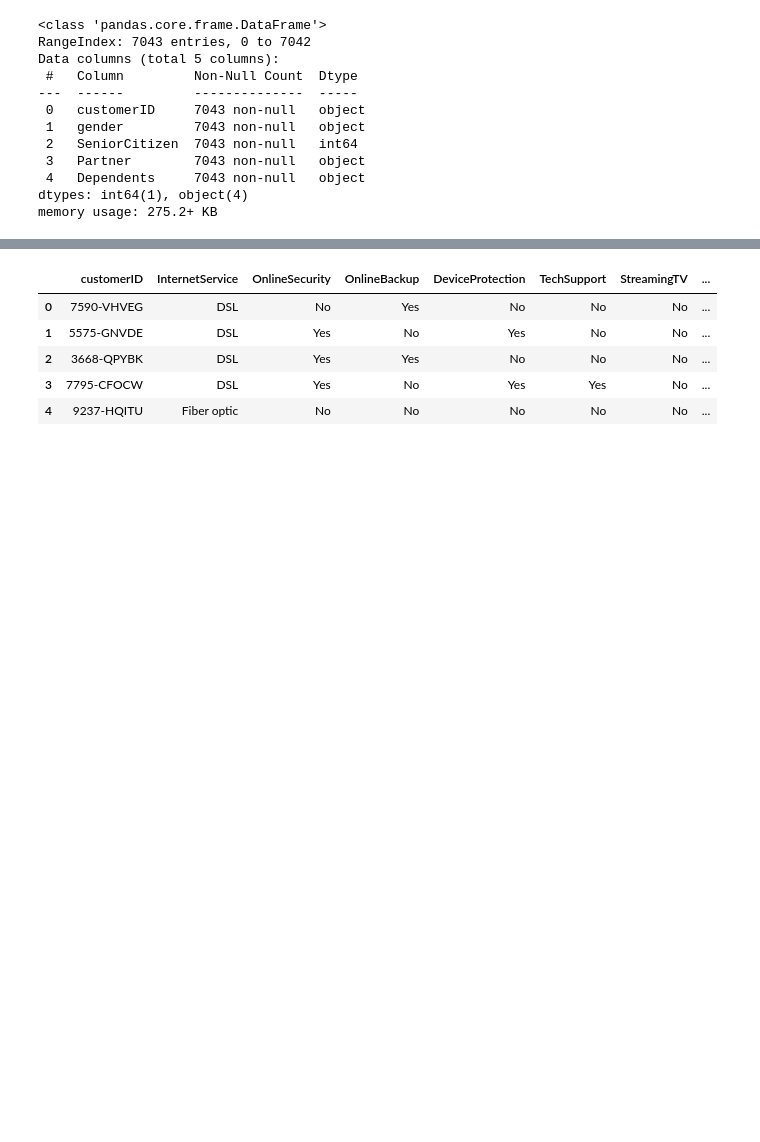
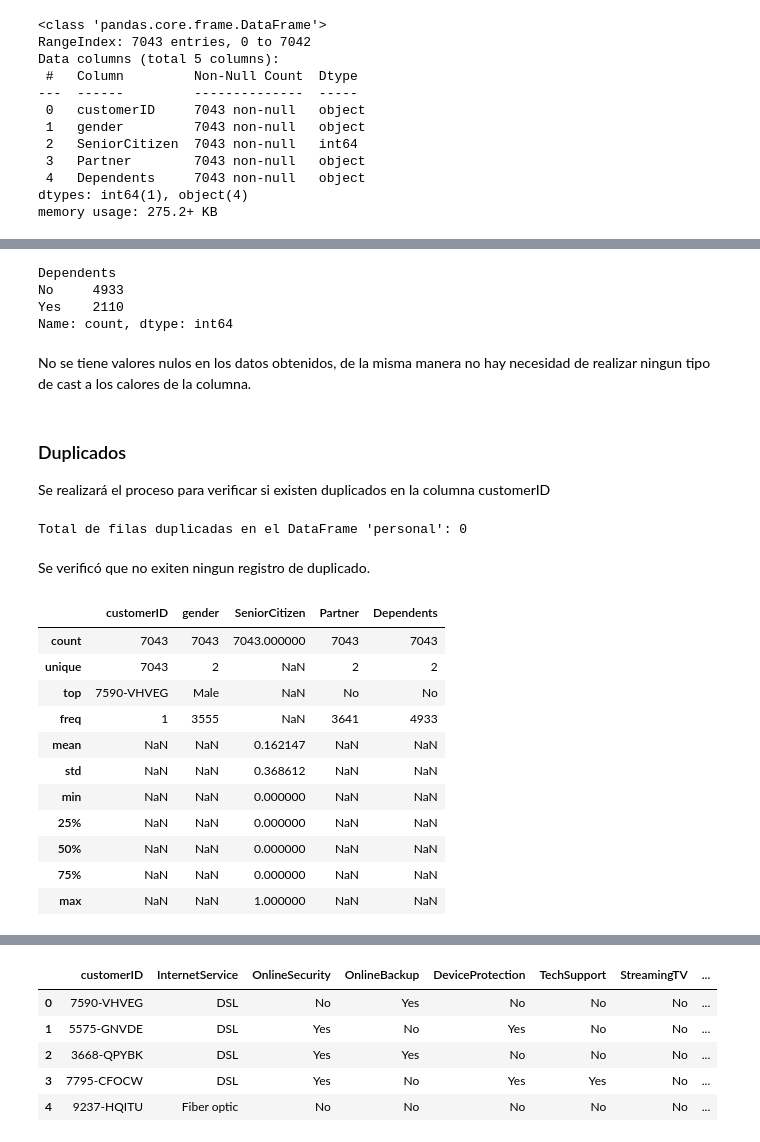
Before and after one commit to Hpaz96/Servicios-de-Interconnect, a Jupyter notebook: notebooks/02_modelo_final.ipynb, the cells around one changed output, grey strips where cells are left out. Cells and saved outputs as stored; diff of their text form; code cells hidden in the pictures; blank space fills up the shorter version.

Commit message:
Completo EDA personal dataset

```diff
--- a/notebooks/02_modelo_final.ipynb
+++ b/notebooks/02_modelo_final.ipynb
@@ -411,0 +425,35 @@ memory usage: 275.2+ KB
+# %%
+personal["Dependents"].value_counts(dropna=False)
+# %% [output]
+Dependents
+No     4933
+Yes    2110
+Name: count, dtype: int64
+# %% [markdown]
+No se tiene valores nulos en los datos obtenidos, de la misma manera no hay necesidad de realizar ningun tipo de cast a los calores de la columna.
+# %% [markdown]
+### Duplicados
+Se realizará el proceso para verificar si existen duplicados en la columna customerID
+# %%
+# Contar el total de filas completamente idénticas
+total_duplicados_per = personal.duplicated().sum()
+print(f"Total de filas duplicadas en el DataFrame 'personal': {total_duplicados_per }")
+# %% [output]
+Total de filas duplicadas en el DataFrame 'personal': 0
+# %% [markdown]
+Se verificó que no exiten ningun registro de duplicado.
+# %%
+personal.describe(include='all')
+# %% [output]
+|  | customerID | gender | SeniorCitizen | Partner | Dependents |
+| count | 7043 | 7043 | 7043.000000 | 7043 | 7043 |
+| unique | 7043 | 2 | NaN | 2 | 2 |
+| top | 7590-VHVEG | Male | NaN | No | No |
+| freq | 1 | 3555 | NaN | 3641 | 4933 |
+| mean | NaN | NaN | 0.162147 | NaN | NaN |
+| std | NaN | NaN | 0.368612 | NaN | NaN |
+| min | NaN | NaN | 0.000000 | NaN | NaN |
+| 25% | NaN | NaN | 0.000000 | NaN | NaN |
+| 50% | NaN | NaN | 0.000000 | NaN | NaN |
+| 75% | NaN | NaN | 0.000000 | NaN | NaN |
+| max | NaN | NaN | 1.000000 | NaN | NaN |
```
Also changed, not shown: parts of 12 cells of this notebook.
